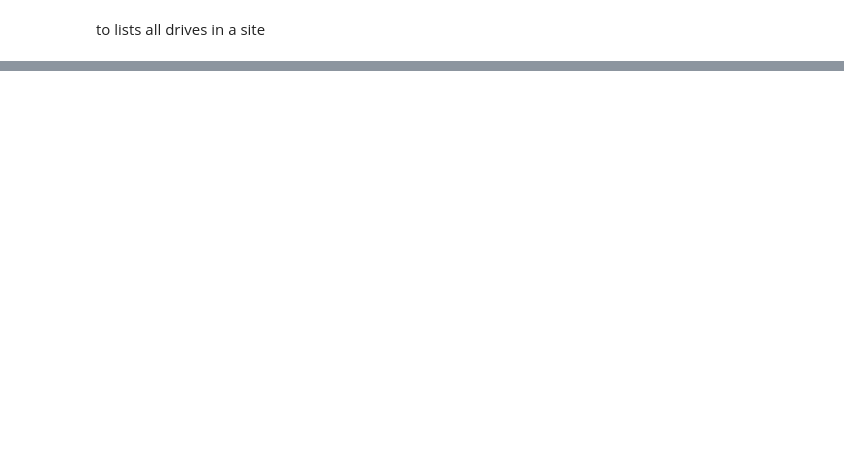
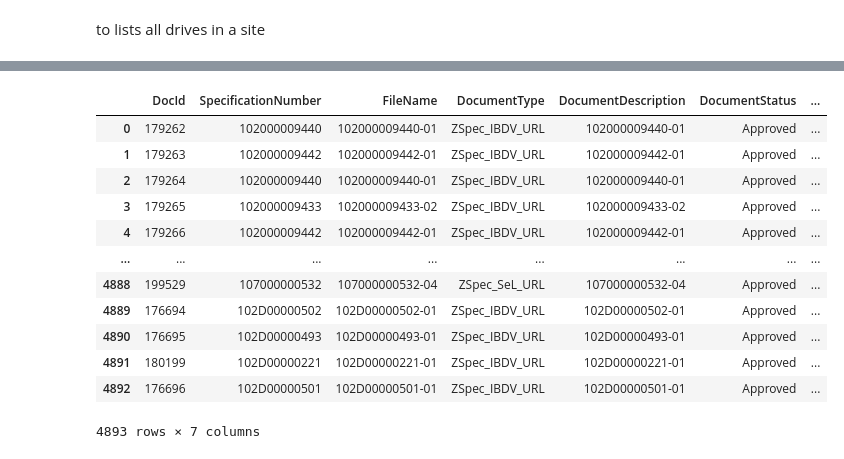
Before and after one commit to MyadamRahul41/veeva-D365, a Jupyter notebook: veeva_d365.ipynb, the cells around one changed output, grey strips where cells are left out. Saved outputs shown, nothing was run; the diff lists cells and outputs as text; code cells hidden in the pictures; blank space fills up the shorter version.

```diff
--- a/veeva_d365.ipynb
+++ b/veeva_d365.ipynb
@@ -172,0 +315,16 @@ merge_df.to_excel('SharepointLinkUpdateUAT.xlsx',index=False)
+# %%
+merge_df
+# %% [output]
+|  | DocId | SpecificationNumber | FileName | DocumentType | DocumentDescription | DocumentStatus | ... |
+| 0 | 179262 | 102000009440 | 102000009440-01 | ZSpec_IBDV_URL | 102000009440-01 | Approved | ... |
+| 1 | 179263 | 102000009442 | 102000009442-01 | ZSpec_IBDV_URL | 102000009442-01 | Approved | ... |
+| 2 | 179264 | 102000009440 | 102000009440-01 | ZSpec_IBDV_URL | 102000009440-01 | Approved | ... |
+| 3 | 179265 | 102000009433 | 102000009433-02 | ZSpec_IBDV_URL | 102000009433-02 | Approved | ... |
+| 4 | 179266 | 102000009442 | 102000009442-01 | ZSpec_IBDV_URL | 102000009442-01 | Approved | ... |
+| ... | ... | ... | ... | ... | ... | ... | ... |
+| 4888 | 199529 | 107000000532 | 107000000532-04 | ZSpec_SeL_URL | 107000000532-04 | Approved | ... |
+| 4889 | 176694 | 102D00000502 | 102D00000502-01 | ZSpec_IBDV_URL | 102D00000502-01 | Approved | ... |
+| 4890 | 176695 | 102D00000493 | 102D00000493-01 | ZSpec_IBDV_URL | 102D00000493-01 | Approved | ... |
+| 4891 | 180199 | 102D00000221 | 102D00000221-01 | ZSpec_IBDV_URL | 102D00000221-01 | Approved | ... |
+| 4892 | 176696 | 102D00000501 | 102D00000501-01 | ZSpec_IBDV_URL | 102D00000501-01 | Approved | ... |
+4893 rows × 7 columns
```
Also changed, not shown: parts of 24 cells of this notebook, 9 other files.
